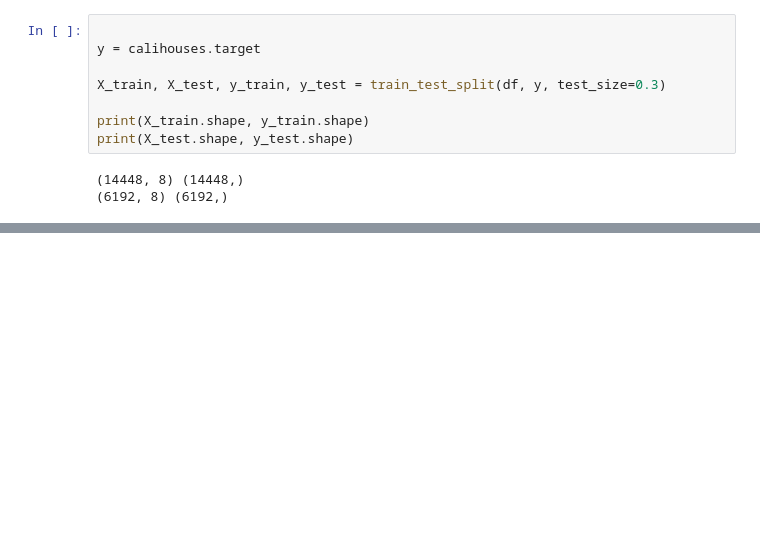
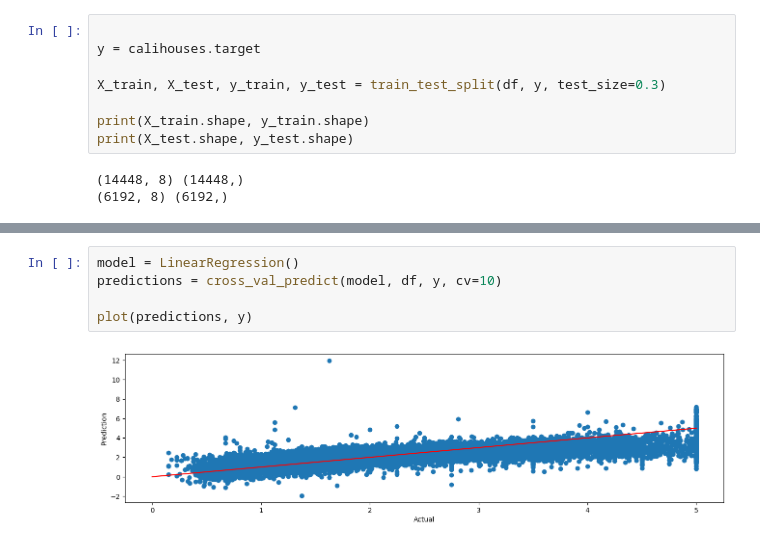
Before and after one commit to kodebot/ai_playground, a Jupyter notebook: unsorted/corss_validation/01.cross_validation.ipynb, the cells around one changed output, grey strips where cells are left out. Saved outputs shown, nothing was run; the diff lists cells and outputs as text; blank space fills up the shorter version.

```diff
--- a/unsorted/corss_validation/01.cross_validation.ipynb
+++ b/unsorted/corss_validation/01.cross_validation.ipynb
@@ -95,0 +113,7 @@ np.sqrt(mean_squared_error(y_test, predictions))
+# %%
+model = LinearRegression()
+predictions = cross_val_predict(model, df, y, cv=10)
+
+plot(predictions, y)
+# %% [output]
+[figure, added]
```
Also changed, not shown: parts of 5 cells of this notebook.
